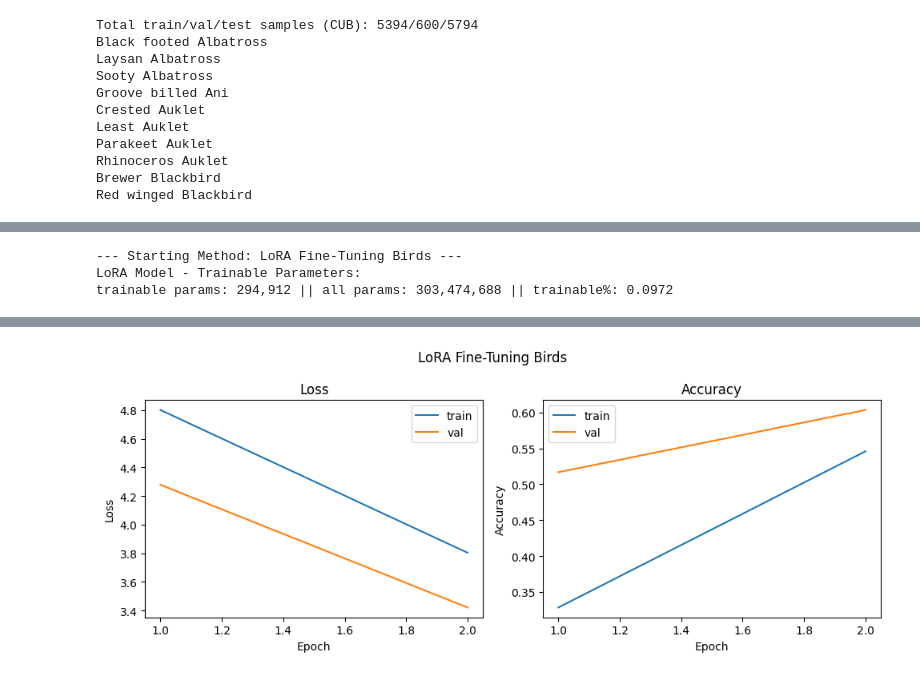
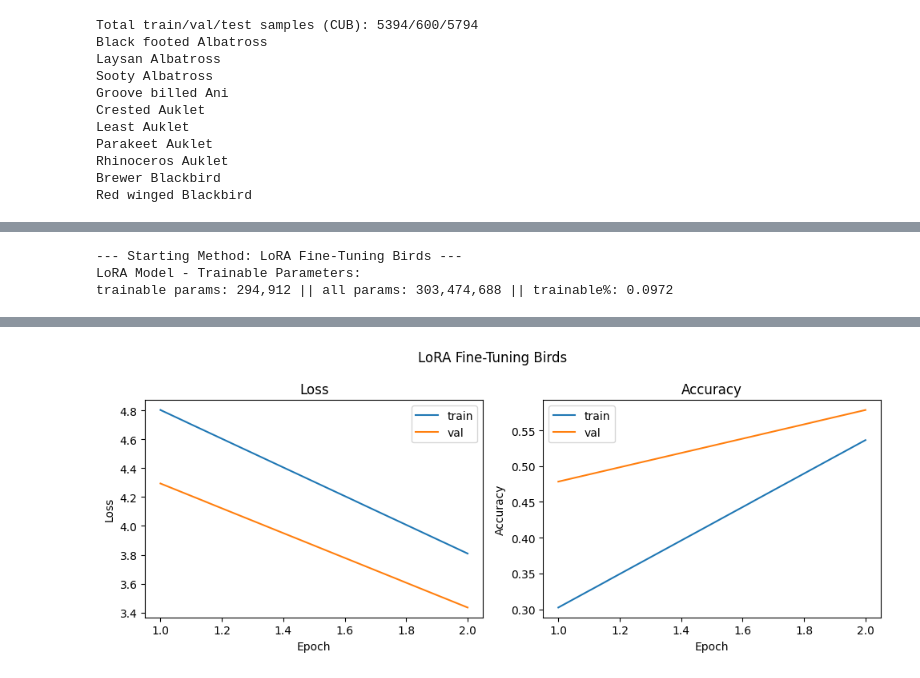
Before and after one commit to abattada/CLIP_HW, a Jupyter notebook: Task2.ipynb, the cells around one changed output, grey strips where cells are left out. Saved outputs shown, nothing was run; the diff lists cells and outputs as text; code cells hidden in the pictures.

```diff
--- a/Task2.ipynb
+++ b/Task2.ipynb
@@ -105,8 +106,8 @@ os.environ["TOKENIZERS_PARALLELISM"] = "false"
 # some settings
 DEVICE = "cuda" if torch.cuda.is_available() else "cpu"
 MODEL_ID = "openai/clip-vit-large-patch14" # pre-trained CLIP model (ViT-L/14)
-LINEAR_BATCH_SIZE = 512 # adjust based on your GPU memory
-FINE_BATCH_SIZE   = 8  # adjust based on your GPU memory
+LINEAR_BATCH_SIZE = 256 # adjust based on your GPU memory
+FINE_BATCH_SIZE   = 4  # adjust based on your GPU memory
 NUM_WORKERS = 8
 # For Linear Probe & LoRA
 NUM_EPOCHS = 2
@@ -1380,7 +1544,7 @@ if variant_backbone is not None:
 print('LoRA Birds finished')
 
 
-free_gpu()
+free_gpu_safe()
 # %% [output]
 --- Starting Method: LoRA Fine-Tuning Birds ---
 LoRA Model - Trainable Parameters:
@@ -1390 +1554 @@ LoRA Epoch 2 - Train Loss: 3.8038 | Train Acc: 54.58% | Val Loss: 3.4211 | Val A
-[figure, old version]
+[figure, new version]
```
Also changed, not shown: parts of 13 cells of this notebook, 1 other file.
